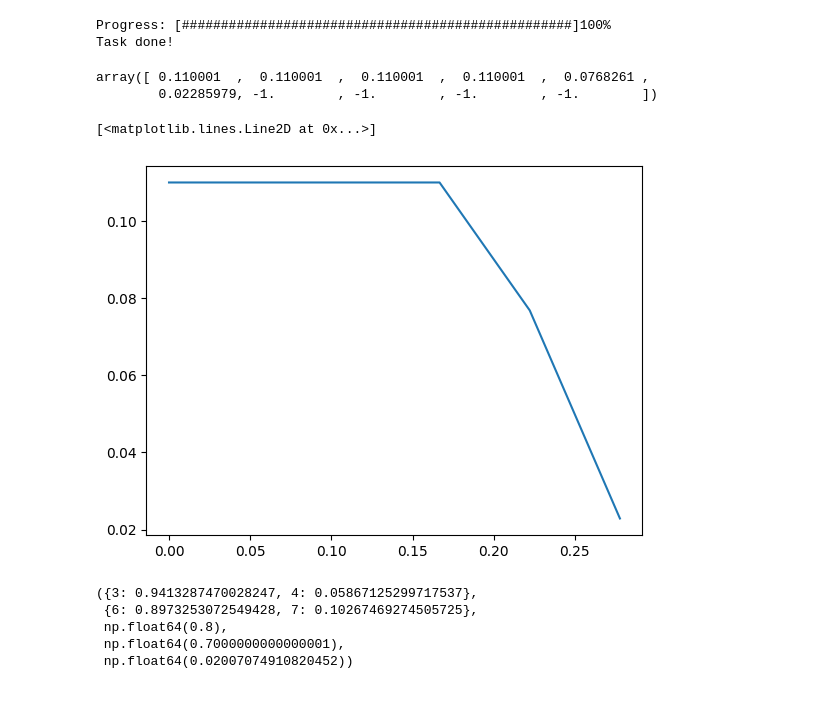
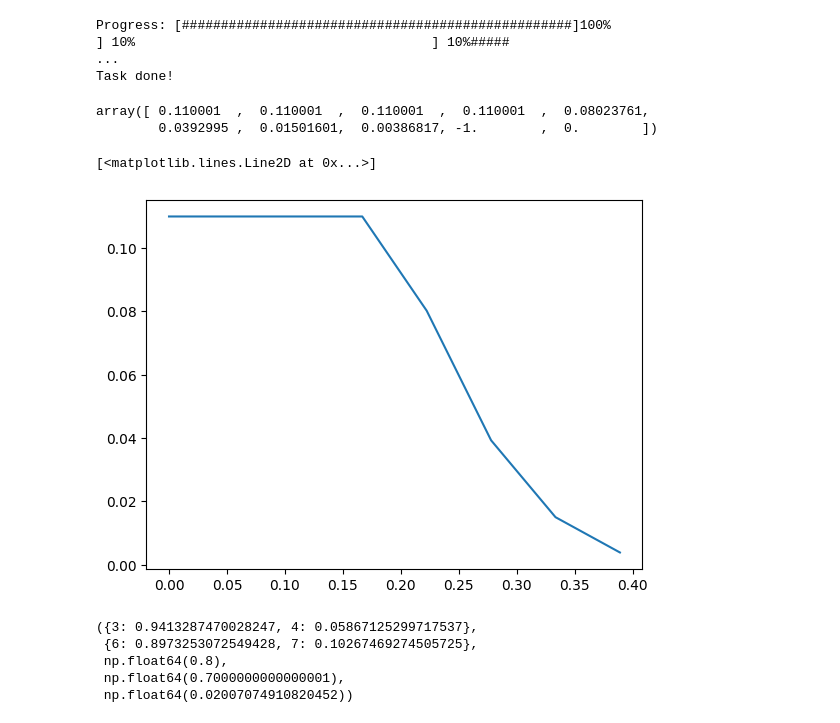
Before and after one commit to FuIluha/ldpc-for-flash-memory, a Jupyter notebook: DE_MinSum_BEC/differential_evolution_lambda.ipynb, the cells around one changed output. Drawn from its saved outputs; the diff is of its cells as text; code cells hidden in the pictures.

```diff
--- a/DE_MinSum_BEC/differential_evolution_lambda.ipynb
+++ b/DE_MinSum_BEC/differential_evolution_lambda.ipynb
@@ -180,33 +173,33 @@ def differential_evolution_perfect_border_find(dv_max, r, threshold, np_, cr, f_
         results
     )
 
-    return results
+    return results.copy()
 # %%
 dv_max = 30
 r = 0.5
 threshold = 1e-15
-n = 40
+n = 50
 cr = 0.7
 f = 0.8
-max_iters = 100
+max_iters = 600
 decoding_iters = 100
 
-p_minus = differential_evolution_perfect_border_find(dv_max, r, threshold, n, cr, f, max_iters, 10, decoding_iters)
+p_minus_ideal = differential_evolution_perfect_border_find(dv_max, r, threshold, n, cr, f, max_iters, 10, decoding_iters)
 # %% [output]
-Progress: [##################################################]100%
+Progress: [##################################################]100%                                          ] 10%                                      ] 10%#####                                        ...
 Task done!
 # %%
-p_minus
+p_minus_ideal
 # %% [output]
-array([ 0.110001  ,  0.110001  ,  0.110001  ,  0.110001  ,  0.0768261 ,
-        0.02285979, -1.        , -1.        , -1.        , -1.        ])
+array([ 0.110001  ,  0.110001  ,  0.110001  ,  0.110001  ,  0.08023761,
+        0.0392995 ,  0.01501601,  0.00386817, -1.        ,  0.        ])
 # %%
-ind = np.argwhere(p_minus > 0)
+ind = np.argwhere(p_minus_ideal > 0)
 
-plt.plot(np.linspace(0, 0.5, 10)[ind], p_minus[ind])
+plt.plot(np.linspace(0, 0.5, 10)[ind], p_minus_ideal[ind])
 # %% [output]
 [<matplotlib.lines.Line2D at 0x...>]
-[figure, old version]
+[figure, new version]
 # %%
 p0_vals = np.concatenate([
     # np.logspace(-20, -3, 1000),
```
Also changed, not shown: parts of 5 cells of this notebook, 4 other files.
